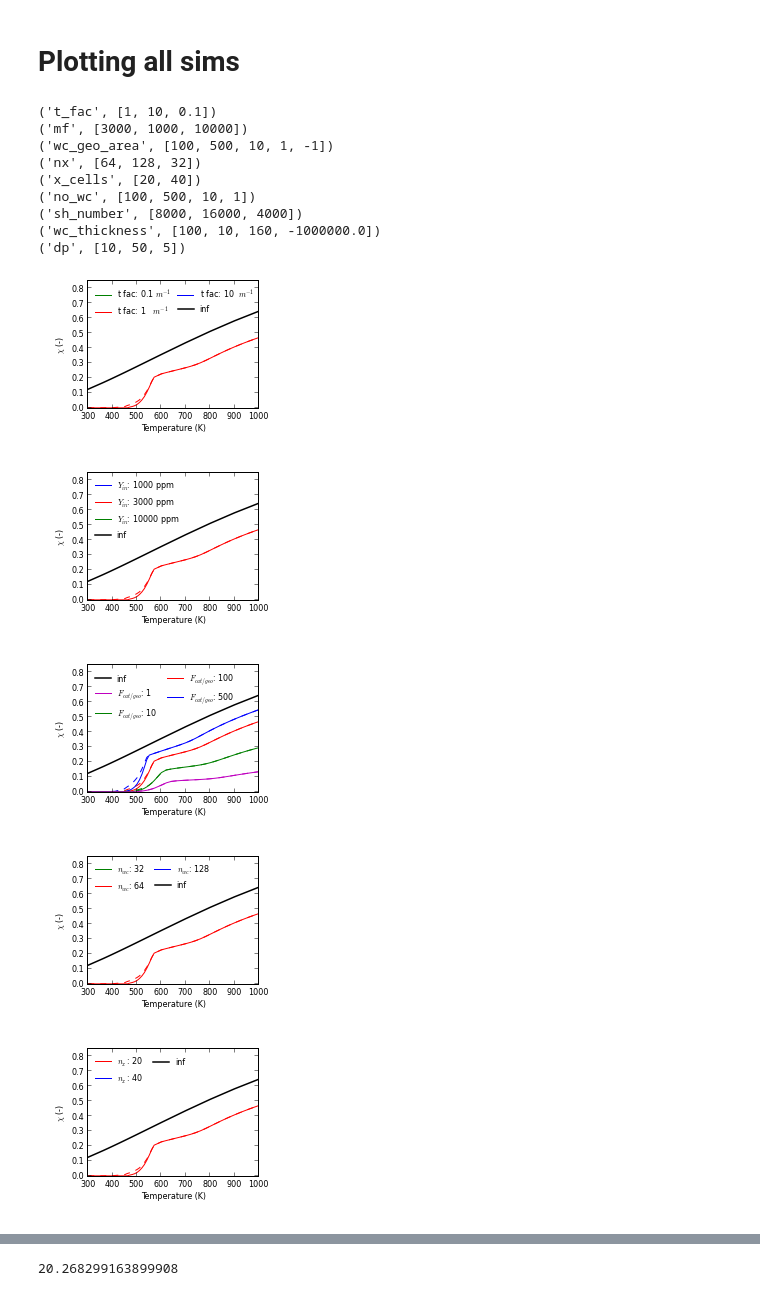
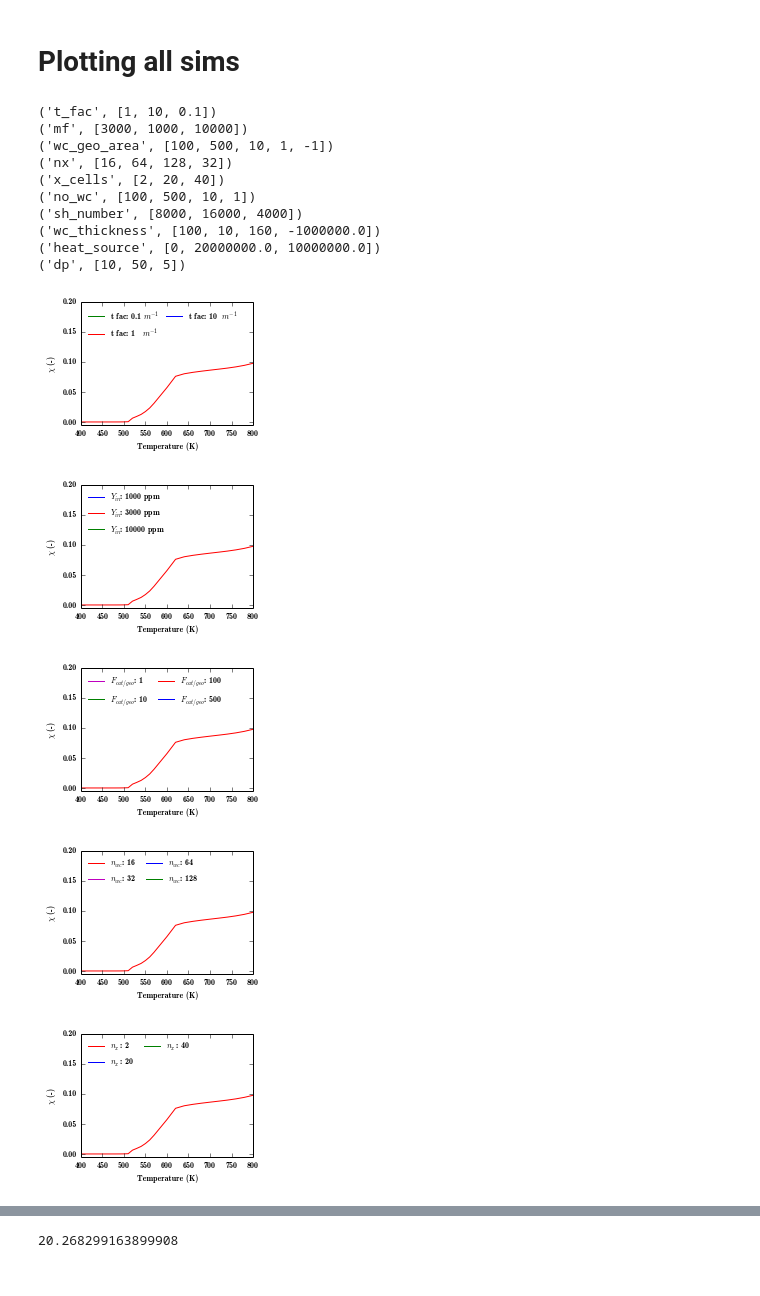
Before and after one commit to janvonrickenbach/sim-note-books, a Jupyter notebook: 1D-washcoat_tests.ipynb, the cells around one changed output, grey strips where cells are left out. Drawn from its saved outputs; the diff is of its cells as text; code cells hidden in the pictures.

```diff
--- a/1D-washcoat_tests.ipynb
+++ b/1D-washcoat_tests.ipynb
@@ -436,9 +436,10 @@ par_inputs["dp"] = [10,50,5]
 par_inputs["mf"] = [3000,1000,10000]
 par_inputs["wc_thickness"] = [100,10,160,-1E6]
 par_inputs["wc_geo_area"] = [100,500,10,1,-1]
-par_inputs["nx"] = [64,128,32]
+par_inputs["nx"] = [16,64,128,32]
 par_inputs["t_fac"] = [1,10,0.1]
-par_inputs["x_cells"] = [20,40]
+par_inputs["x_cells"] = [2,20,40]
+par_inputs["heat_source"] = [0,2E7,1E7]
 
 
 cov_co = [1,0]
@@ -584,7 +585,9 @@ par_names = {"wc_thickness":["$t_{wc}$","$\mu m$",1],
              "nx":["$n_{wc}$","",1],
              "t_fac":["t fac","$m^{-1}$",1],
              "x_cells":["$n_x$","",1],
-             "no_wc":["$F_{cat/geo}$","",1]}
+             "no_wc":["$F_{cat/geo}$","",1],
+             "heat_source":["S","kW/l",1E-6]}
+
 
 for par,vals in par_inputs.iteritems():
 
@@ -620,6 +623,14 @@ for par,vals in par_inputs.iteritems():
                             inputs["wc_thickness"] = -1E6
                             inputs["wc_geo_area"]  = 100
                             label = "Inst wc diff"
+                        if par == "heat_source":
+                            if val == 1E7:
+                                label = "h = 4000, S = 2 kW/l"
+                            if val == 2E7:
+                                label = "h = 8000, S = 2 kW/l"
+                            if val == 0.0:
+                                label = "h = 8000, S = 0.0 kW/l"
+
 
 
                         if co == 0:
@@ -653,45 +664,48 @@ for par,vals in par_inputs.iteritems():
                     ls = "-."
                     co = col
              conv = 1-np.exp(-np.array(diff_coeffs)*sh_l/uvel*1000*0.004)*np.ones(len(temperatures))
-             ax.plot(temperatures,conv,label=label,linewidth=1.5,linestyle=ls,color=co)
+       #      ax.plot(temperatures,conv,label=label,linewidth=1.5,linestyle=ls,color=co)
 
      handles, labels = ax.get_legend_handles_labels()
      vals,labels, handles = (list(x) for x in zip(*sorted(zip(vals+[1E20],labels, handles))))
 
      ncol = 2
 
      if par == "mf":
             ncol = 1
 
      ax = pl.gca()
 
      ax.set_ylabel("$\chi$ (-)")
      ax.set_ylim(bottom=-0.005)
-     ax.set_ylim([-0.005,0.851])
+ #    ax.set_ylim([-0.005,0.851])
+     ax.set_xlim([400,800])
+
      loc = 2
      if par == "sh_number":
          ax.set_ylim([-0.005,1.001])
          loc = 2
          ncol = 1
-
-
+     if par == "heat_source":
+         ncol = 1
      ax.legend(handles,labels,loc=loc,ncol=ncol,frameon=False,columnspacing =0.8)
 
      ax.set_xlabel("Temperature (K)")
      fig.tight_layout()
      fig.savefig("wc_plots/"+name,dpi=300,bbox_inches='tight',transparent=True)
 # %% [output]
 ('t_fac', [1, 10, 0.1])
 ('mf', [3000, 1000, 10000])
 ('wc_geo_area', [100, 500, 10, 1, -1])
-('nx', [64, 128, 32])
-('x_cells', [20, 40])
+('nx', [16, 64, 128, 32])
+('x_cells', [2, 20, 40])
 ('no_wc', [100, 500, 10, 1])
 ('sh_number', [8000, 16000, 4000])
 ('wc_thickness', [100, 10, 160, -1000000.0])
+('heat_source', [0, 20000000.0, 10000000.0])
 ('dp', [10, 50, 5])
-[figure, old version]
+[figure, new version]
-[figure, old version]
+[figure, new version]
-[figure, old version]
+[figure, new version]
-[figure, old version]
+[figure, new version]
-[figure, old version]
+[figure, new version]
```
Also changed, not shown: parts of 37 cells of this notebook, 17 other files.
